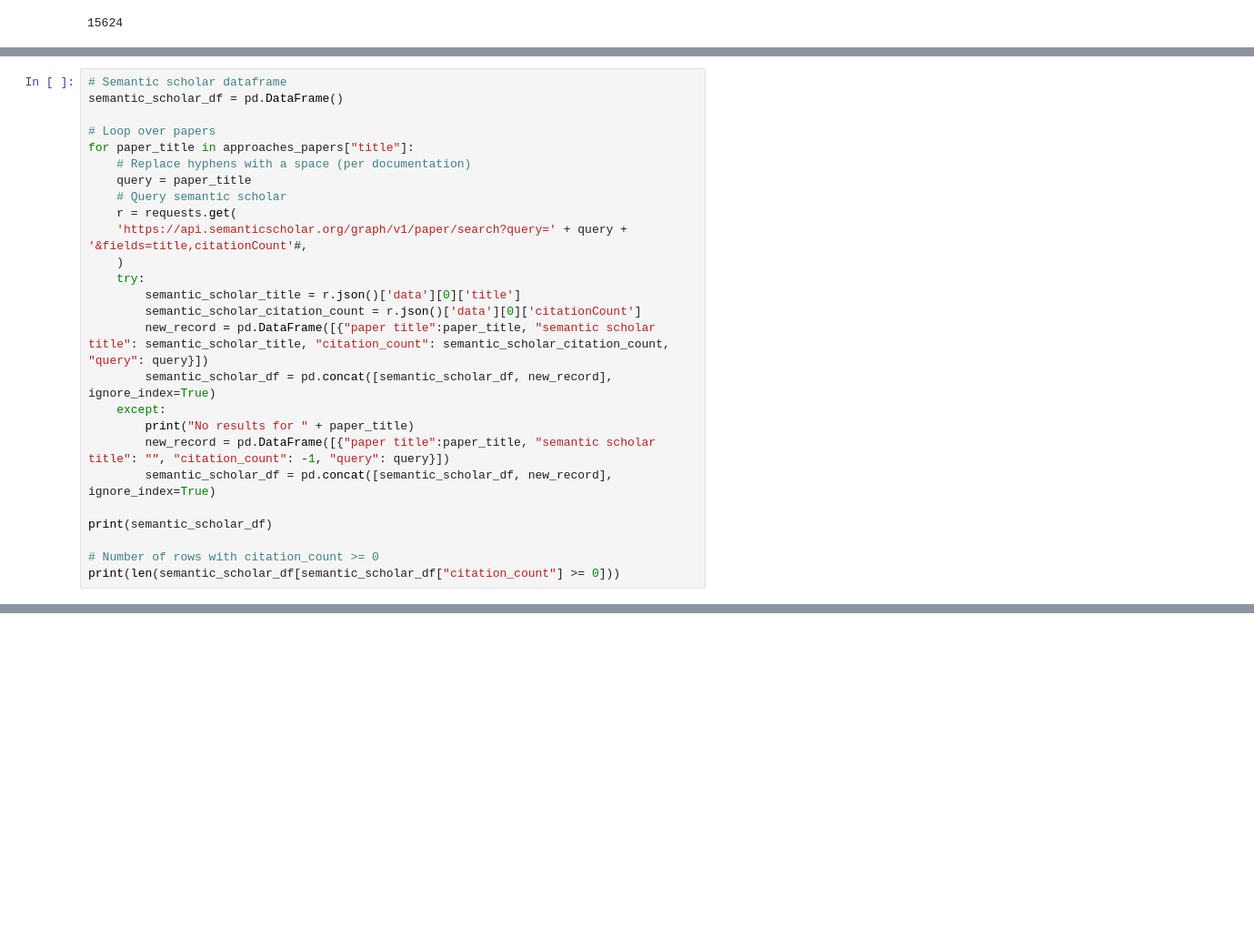
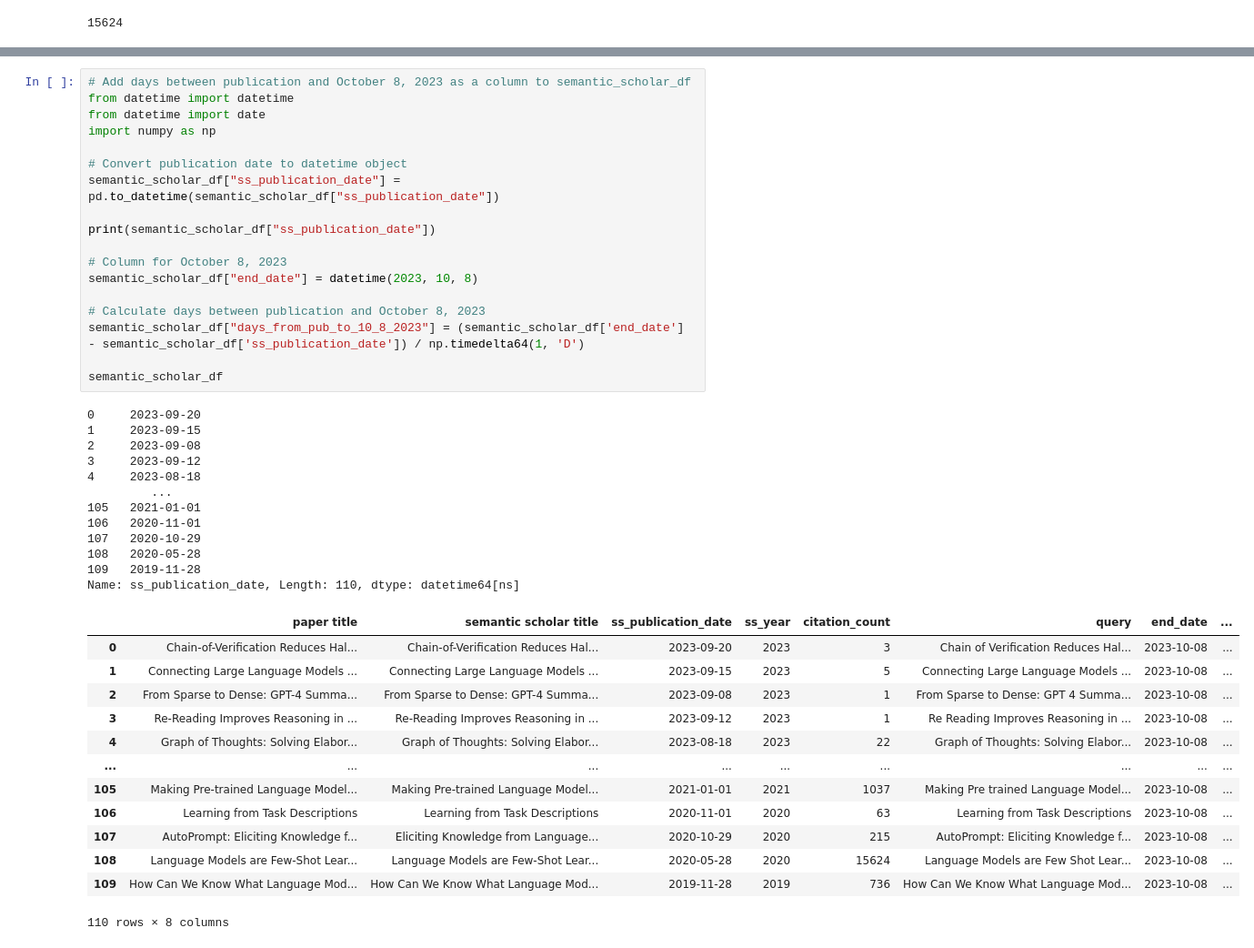
Before and after one commit to ijyliu/anlp23-project, a Jupyter notebook: Midterm Report/Selection of Prompt Engineering Methods/The Popularity of Prompt Engineering Methods - Scraping Code.ipynb, the cells around one changed output, grey strips where cells are left out. Shown at 91% size. Cells and saved outputs as stored; diff of their text form; blank space fills up the shorter version.

Commit message:
tons of stuff for the selecting prompt engineering methods bit

```diff
--- a/The Popularity of Prompt Engineering Methods.ipynb
+++ b/Midterm Report/Selection of Prompt Engineering Methods/The Popularity of Prompt Engineering Methods - Scraping Code.ipynb
@@ -270,26 +207,0 @@ No results for TELeR: A General Taxonomy of LLM Prompts for Benchmarking Complex
-# %%
-# Semantic scholar dataframe
-semantic_scholar_df = pd.DataFrame()
-
-# Loop over papers
-for paper_title in approaches_papers["title"]:
-    # Replace hyphens with a space (per documentation)
-    query = paper_title
-    # Query semantic scholar
-    r = requests.get(
-    'https://api.semanticscholar.org/graph/v1/paper/search?query=' + query + '&fields=title,citationCount'#,
-    )
-    try:
-        semantic_scholar_title = r.json()['data'][0]['title']
-        semantic_scholar_citation_count = r.json()['data'][0]['citationCount']
-        new_record = pd.DataFrame([{"paper title":paper_title, "semantic scholar title": semantic_scholar_title, "citation_count": semantic_scholar_citation_count, "query": query}])
-        semantic_scholar_df = pd.concat([semantic_scholar_df, new_record], ignore_index=True)
-    except:
-        print("No results for " + paper_title)
-        new_record = pd.DataFrame([{"paper title":paper_title, "semantic scholar title": "", "citation_count": -1, "query": query}])
-        semantic_scholar_df = pd.concat([semantic_scholar_df, new_record], ignore_index=True)
-
-print(semantic_scholar_df)
-
-# Number of rows with citation_count >= 0
-print(len(semantic_scholar_df[semantic_scholar_df["citation_count"] >= 0]))
@@ -313,0 +248,44 @@ No results for Reflexion: an autonomous agent with dynamic memory and self-refle
+# %%
+# Add days between publication and October 8, 2023 as a column to semantic_scholar_df
+from datetime import datetime
+from datetime import date
+import numpy as np
+
+# Convert publication date to datetime object
+semantic_scholar_df["ss_publication_date"] = pd.to_datetime(semantic_scholar_df["ss_publication_date"])
+
+print(semantic_scholar_df["ss_publication_date"])
+
+# Column for October 8, 2023
+semantic_scholar_df["end_date"] = datetime(2023, 10, 8)
+
+# Calculate days between publication and October 8, 2023
+semantic_scholar_df["days_from_pub_to_10_8_2023"] = (semantic_scholar_df['end_date'] - semantic_scholar_df['ss_publication_date']) / np.timedelta64(1, 'D')
+
+semantic_scholar_df
+# %% [output]
+0     2023-09-20
+1     2023-09-15
+2     2023-09-08
+3     2023-09-12
+4     2023-08-18
+         ...
+105   2021-01-01
+106   2020-11-01
+107   2020-10-29
+108   2020-05-28
+109   2019-11-28
+Name: ss_publication_date, Length: 110, dtype: datetime64[ns]
+|  | paper title | semantic scholar title | ss_publication_date | ss_year | citation_count | query | end_date | ... |
+| 0 | Chain-of-Verification Reduces Hal... | Chain-of-Verification Reduces Hal... | 2023-09-20 | 2023 | 3 | Chain of Verification Reduces Hal... | 2023-10-08 | ... |
+| 1 | Connecting Large Language Models ... | Connecting Large Language Models ... | 2023-09-15 | 2023 | 5 | Connecting Large Language Models ... | 2023-10-08 | ... |
+| 2 | From Sparse to Dense: GPT-4 Summa... | From Sparse to Dense: GPT-4 Summa... | 2023-09-08 | 2023 | 1 | From Sparse to Dense: GPT 4 Summa... | 2023-10-08 | ... |
+| 3 | Re-Reading Improves Reasoning in ... | Re-Reading Improves Reasoning in ... | 2023-09-12 | 2023 | 1 | Re Reading Improves Reasoning in ... | 2023-10-08 | ... |
+| 4 | Graph of Thoughts: Solving Elabor... | Graph of Thoughts: Solving Elabor... | 2023-08-18 | 2023 | 22 | Graph of Thoughts: Solving Elabor... | 2023-10-08 | ... |
+| ... | ... | ... | ... | ... | ... | ... | ... | ... |
+| 105 | Making Pre-trained Language Model... | Making Pre-trained Language Model... | 2021-01-01 | 2021 | 1037 | Making Pre trained Language Model... | 2023-10-08 | ... |
+| 106 | Learning from Task Descriptions | Learning from Task Descriptions | 2020-11-01 | 2020 | 63 | Learning from Task Descriptions | 2023-10-08 | ... |
+| 107 | AutoPrompt: Eliciting Knowledge f... | Eliciting Knowledge from Language... | 2020-10-29 | 2020 | 215 | AutoPrompt: Eliciting Knowledge f... | 2023-10-08 | ... |
+| 108 | Language Models are Few-Shot Lear... | Language Models are Few-Shot Lear... | 2020-05-28 | 2020 | 15624 | Language Models are Few Shot Lear... | 2023-10-08 | ... |
+| 109 | How Can We Know What Language Mod... | How Can We Know What Language Mod... | 2019-11-28 | 2019 | 736 | How Can We Know What Language Mod... | 2023-10-08 | ... |
+110 rows × 8 columns
```
Also changed, not shown: parts of 8 cells of this notebook, 7 other files.
